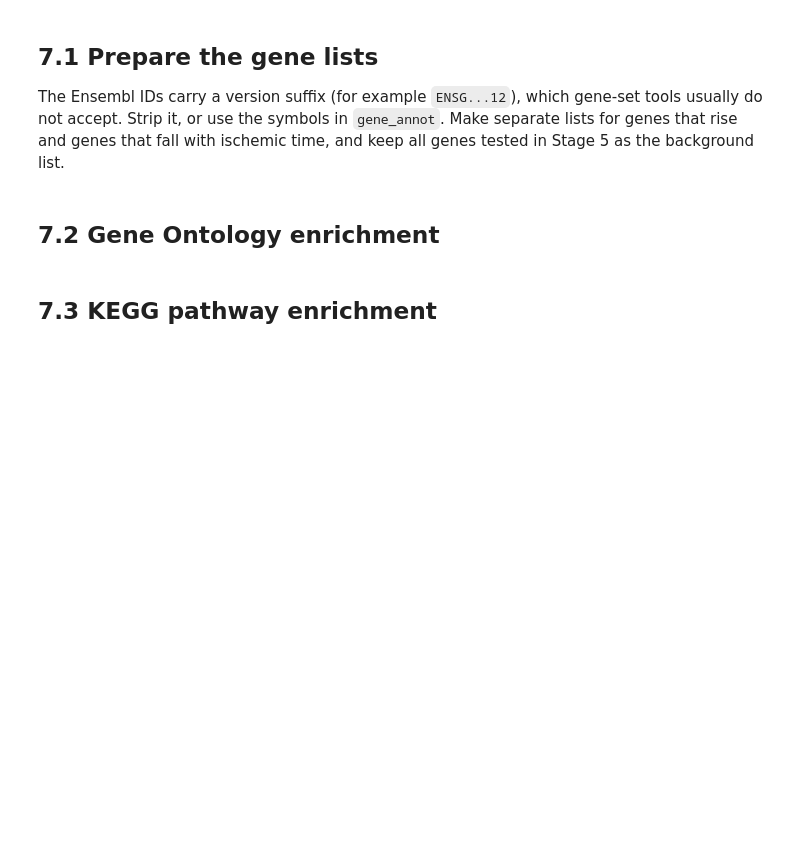
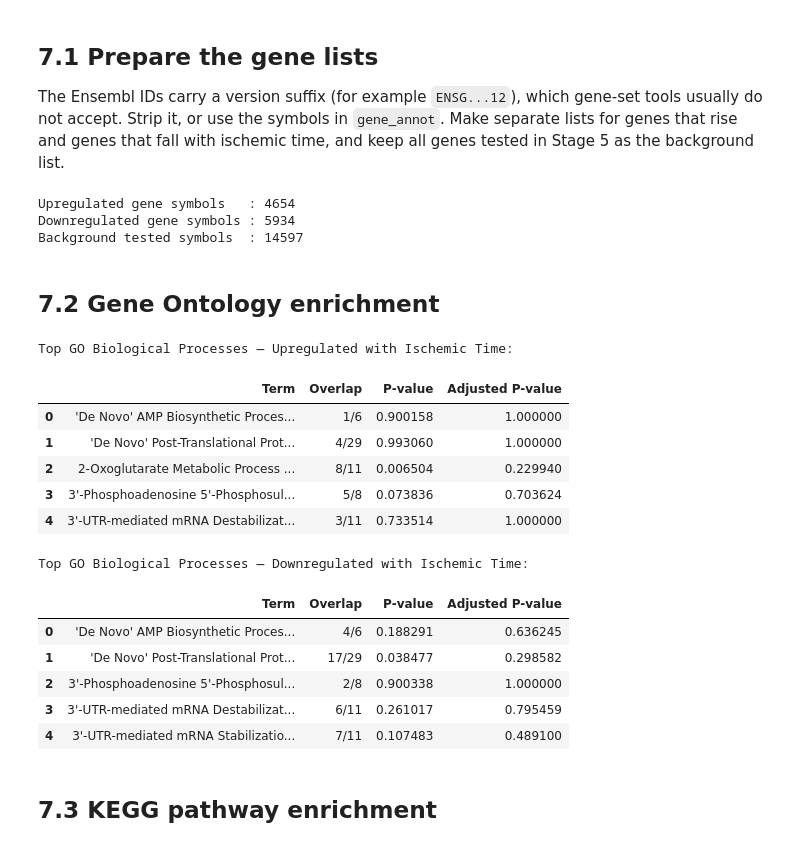
Before and after one commit to Vinit-Rabadiya/pmi-gene-expression-analysis, a Jupyter notebook: bioinformatics_pmi_gene_expression_analysis.ipynb, the cells around one changed output. Cells and saved outputs as stored; diff of their text form; code cells hidden in the pictures; blank space fills up the shorter version.

```diff
--- a/bioinformatics_pmi_gene_expression_analysis.ipynb
+++ b/bioinformatics_pmi_gene_expression_analysis.ipynb
@@ -916,2 +1094,21 @@ The Ensembl IDs carry a version suffix (for example `ENSG...12`), which gene-set
+# %%
+!pip install -q gseapy
+import gseapy as gp
+
+# Load Stage 5 differential expression results and drop rows without a gene symbol
+de_results = pd.read_csv(f'{PROCESSED}/stage5_de_results.csv').dropna(subset=['gene_symbol'])
+top_genes = de_results[de_results['fdr'] < 0.05]
+
+up_genes   = top_genes[top_genes['slope_per_min'] > 0]['gene_symbol'].unique().tolist()
+down_genes = top_genes[top_genes['slope_per_min'] < 0]['gene_symbol'].unique().tolist()
+bg_genes   = de_results['gene_symbol'].unique().tolist()
+
+print(f"Upregulated gene symbols   : {len(up_genes)}")
+print(f"Downregulated gene symbols : {len(down_genes)}")
+print(f"Background tested symbols  : {len(bg_genes)}")
+# %% [output]
+Upregulated gene symbols   : 4654
+Downregulated gene symbols : 5934
+Background tested symbols  : 14597
 # %% [markdown]
 ## 7.2 Gene Ontology enrichment
@@ -920,2 +1115,51 @@ The Ensembl IDs carry a version suffix (for example `ENSG...12`), which gene-set
+# %%
+import urllib.request
+
+def load_gmt_dict(library_name):
+    url = f"https://maayanlab.cloud/Enrichr/geneSetLibrary?mode=text&libraryName={library_name}"
+    gmt = {}
+    with urllib.request.urlopen(url) as resp:
+        for line in resp.read().decode('utf-8').splitlines():
+            parts = line.strip().split('\t')
+            if len(parts) >= 3:
+                gmt[parts[0]] = [g.strip() for g in parts[2:] if g.strip()]
+    return gmt
+
+go_gmt = load_gmt_dict('GO_Biological_Process_2023')
+
+go_up = gp.enrich(
+    gene_list=up_genes,
+    gene_sets=go_gmt,
+    background=bg_genes,
+    outdir=None
+).results
+
+go_down = gp.enrich(
+    gene_list=down_genes,
+    gene_sets=go_gmt,
+    background=bg_genes,
+    outdir=None
+).results
+
+print("Top GO Biological Processes — Upregulated with Ischemic Time:")
+display(go_up[['Term', 'Overlap', 'P-value', 'Adjusted P-value']].head(5))
+
+print("\nTop GO Biological Processes — Downregulated with Ischemic Time:")
+display(go_down[['Term', 'Overlap', 'P-value', 'Adjusted P-value']].head(5))
+# %% [output]
+Top GO Biological Processes — Upregulated with Ischemic Time:
+|  | Term | Overlap | P-value | Adjusted P-value |
+| 0 | 'De Novo' AMP Biosynthetic Proces... | 1/6 | 0.900158 | 1.000000 |
+| 1 | 'De Novo' Post-Translational Prot... | 4/29 | 0.993060 | 1.000000 |
+| 2 | 2-Oxoglutarate Metabolic Process ... | 8/11 | 0.006504 | 0.229940 |
+| 3 | 3'-Phosphoadenosine 5'-Phosphosul... | 5/8 | 0.073836 | 0.703624 |
+| 4 | 3'-UTR-mediated mRNA Destabilizat... | 3/11 | 0.733514 | 1.000000 |
+Top GO Biological Processes — Downregulated with Ischemic Time:
+|  | Term | Overlap | P-value | Adjusted P-value |
+| 0 | 'De Novo' AMP Biosynthetic Proces... | 4/6 | 0.188291 | 0.636245 |
+| 1 | 'De Novo' Post-Translational Prot... | 17/29 | 0.038477 | 0.298582 |
+| 2 | 3'-Phosphoadenosine 5'-Phosphosul... | 2/8 | 0.900338 | 1.000000 |
+| 3 | 3'-UTR-mediated mRNA Destabilizat... | 6/11 | 0.261017 | 0.795459 |
+| 4 | 3'-UTR-mediated mRNA Stabilizatio... | 7/11 | 0.107483 | 0.489100 |
 # %% [markdown]
 ## 7.3 KEGG pathway enrichment
```
Also changed, not shown: parts of 23 cells of this notebook.
